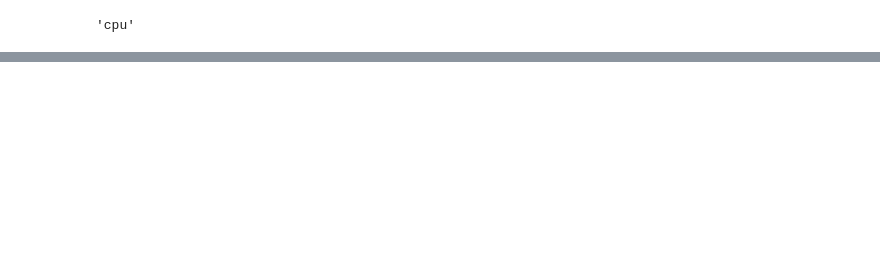
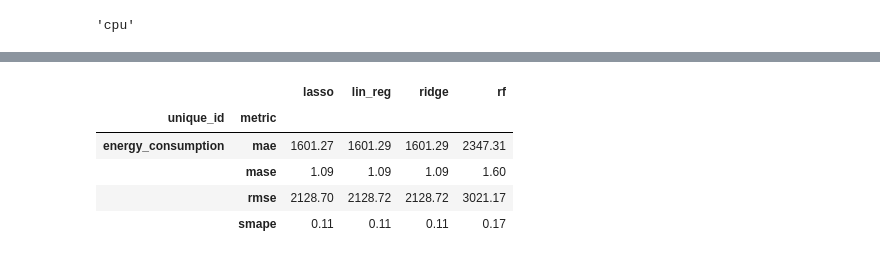
Before and after one commit to tvsmsa/melekhin-time-series, a Jupyter notebook: task_4_timeseries.ipynb, the cells around one changed output, grey strips where cells are left out. Cells and saved outputs as stored; diff of their text form; code cells hidden in the pictures; blank space fills up the shorter version.

```diff
--- a/task_4_timeseries.ipynb
+++ b/task_4_timeseries.ipynb
@@ -485,0 +475,10 @@ INFO:pytorch_lightning.utilities.rank_zero:TPU available: False, using: 0 TPU co
+# %%
+avg_by_series_ml = ml_metrics.groupby(['unique_id', 'metric']).mean(numeric_only=True)
+avg_by_series_ml.style.background_gradient(cmap='RdYlGn_r', axis=1).format(precision=2)
+# %% [output]
+|  |  | lasso | lin_reg | ridge | rf |
+| unique_id | metric |  |  |  |  |
+| energy_consumption | mae | 1601.27 | 1601.29 | 1601.29 | 2347.31 |
+|  | mase | 1.09 | 1.09 | 1.09 | 1.60 |
+|  | rmse | 2128.70 | 2128.72 | 2128.72 | 3021.17 |
+|  | smape | 0.11 | 0.11 | 0.11 | 0.17 |
```
Also changed, not shown: parts of 8 cells of this notebook, 6 other files.
